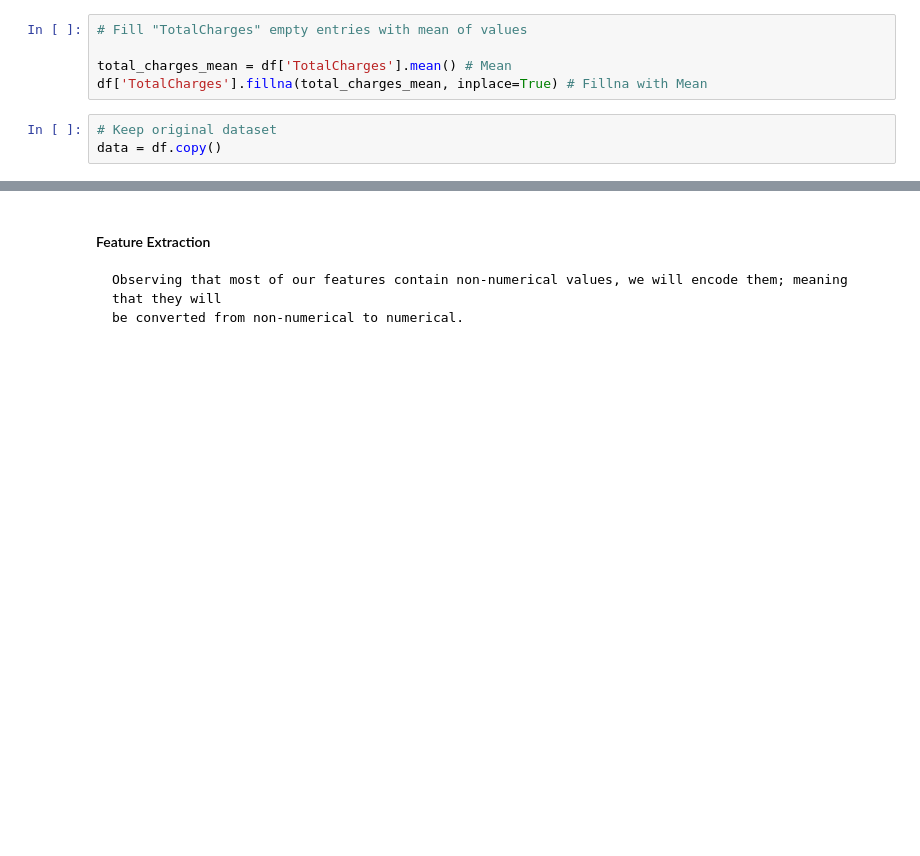
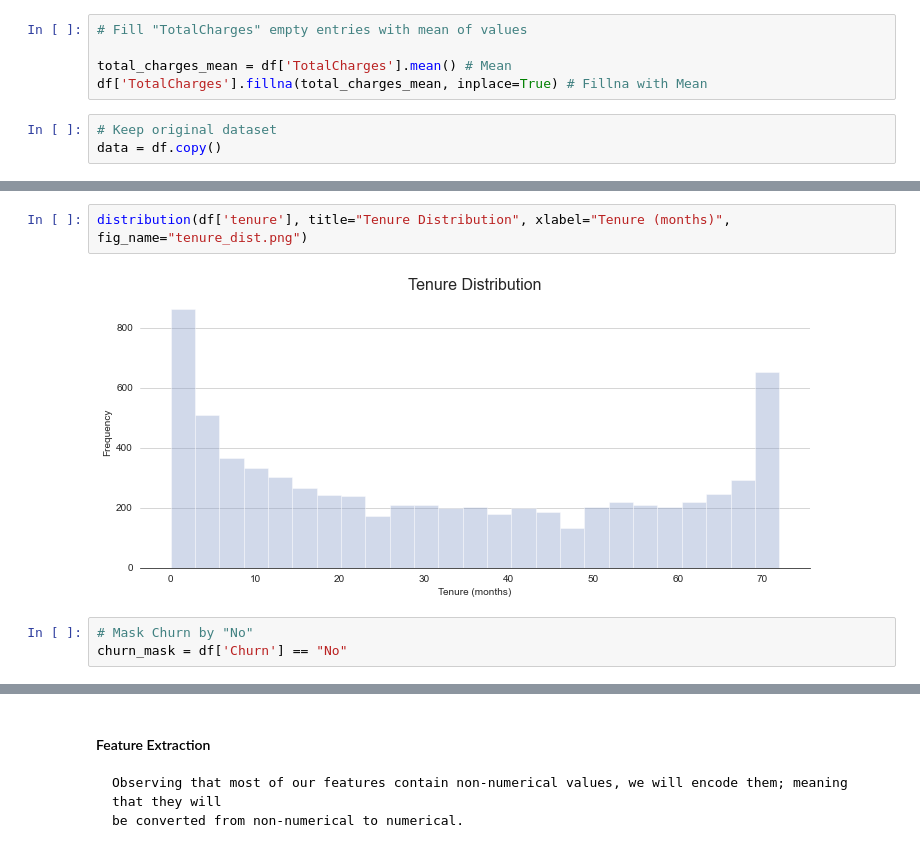
Before and after one commit to Masupa/Customer-Churn-Model, a Jupyter notebook: Customer_Churn.ipynb, the cells around one changed output, grey strips where cells are left out. Saved outputs shown, nothing was run; the diff lists cells and outputs as text; blank space fills up the shorter version.

```diff
--- a/Customer_Churn.ipynb
+++ b/Customer_Churn.ipynb
@@ -80,0 +230,7 @@ data = df.copy()
+# %%
+distribution(df['tenure'], title="Tenure Distribution", xlabel="Tenure (months)", fig_name="tenure_dist.png")
+# %% [output]
+[figure, added]
+# %%
+# Mask Churn by "No"
+churn_mask = df['Churn'] == "No"
```
Also changed, not shown: parts of 40 cells of this notebook.
